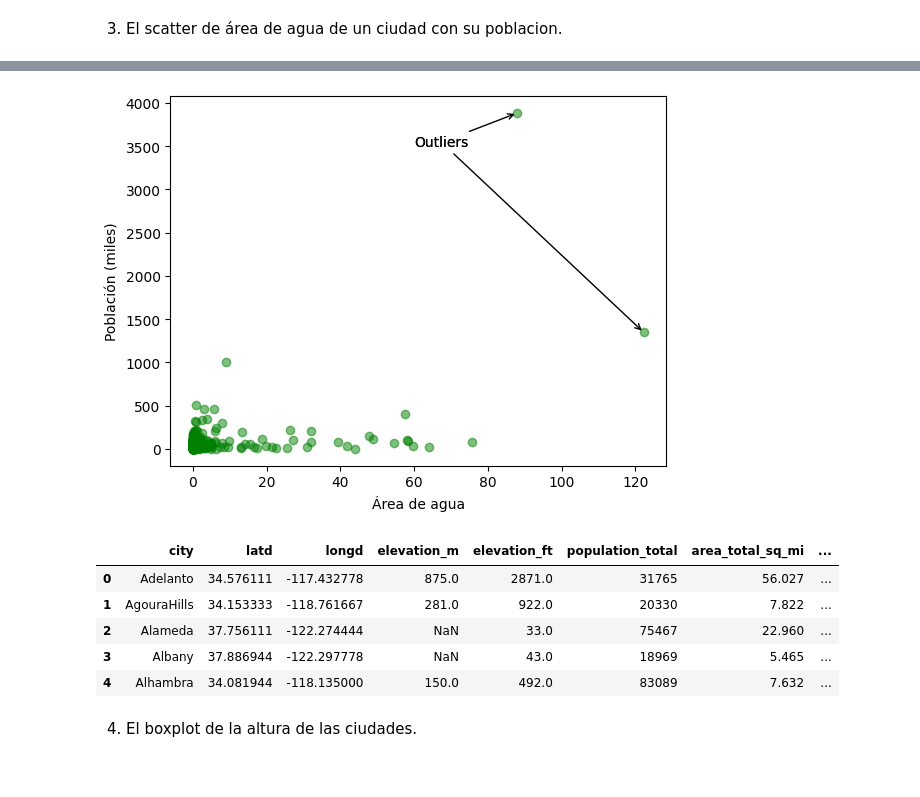
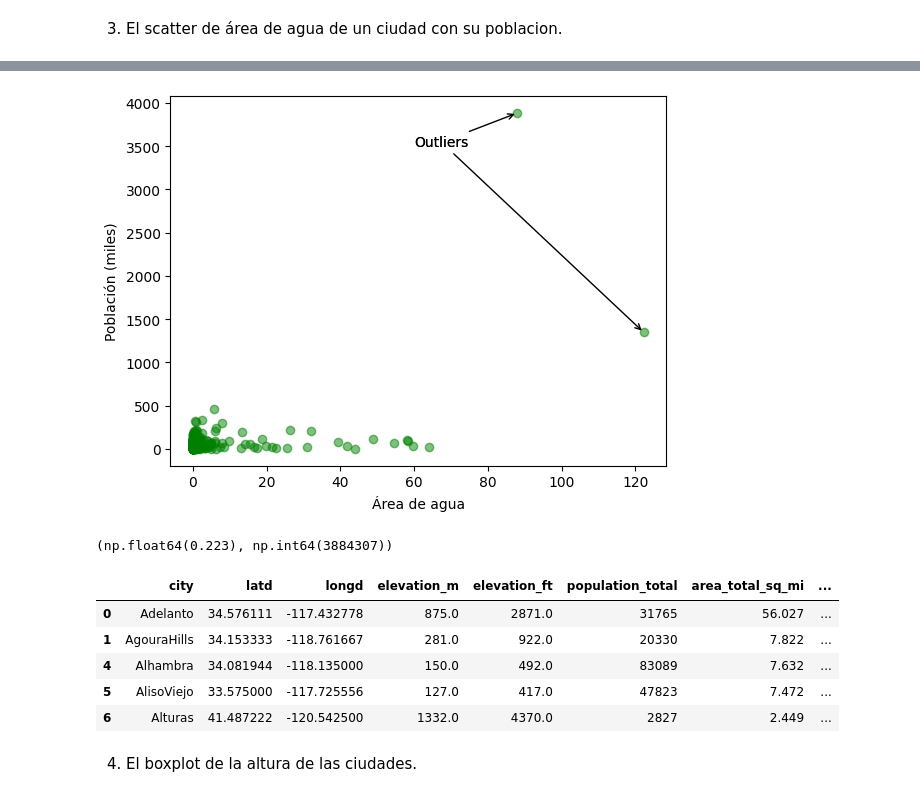
Before and after one commit to DarioRuizGon/ONLINE_DS_THEBRIDGE_DARIO, a Jupyter notebook: Sprint_8/Unidad_1/Nueva carpeta/18_Practica_Obligatoria_Visualizacion_Basica.ipynb, the cells around one changed output, grey strips where cells are left out. Saved outputs shown, nothing was run; the diff lists cells and outputs as text; code cells hidden in the pictures.

```diff
--- a/Sprint_8/Unidad_1/Nueva carpeta/18_Practica_Obligatoria_Visualizacion_Basica.ipynb
+++ b/Sprint_8/Unidad_1/Nueva carpeta/18_Practica_Obligatoria_Visualizacion_Basica.ipynb
@@ -23,4 +28,4 @@ import pandas as pd
 # %% [markdown]
 Carga el dataset de casas de California que está en la ruta "./data/california_cities.csv". Muestra parte de su contenido y su descripción. Deshazte de las filas con nulos.
 # %%
-df_cali = pd.read_csv("./data/california_cities.csv", index_col=0)
+df_cali = pd.read_csv("../data/california_cities.csv", index_col=0)
@@ -36,3 +32,5 @@ df_cali.head()
+# %%
+df_cali.dropna(inplace=True)
 # %% [markdown]
 ### #1.2
 
@@ -99,25 +98,29 @@ np.float64(88.0)
 # %%
-outlier_1 = (df_cali.loc[df_cali.population_total.argmax(), "area_water_km2"], df_cali.population_total.max() / 1000)
-outlier_2 = (df_cali.area_water_km2.max(), df_cali.loc[df_cali.area_water_km2.argmax(), "population_total"]/1000)
+outlier_1 = (df_cali.loc[df_cali.population_total == df_cali.population_total.max(), "area_water_km2"], df_cali.population_total.max()/1000)
+outlier_2 = (df_cali.area_water_km2.max(), df_cali.loc[df_cali.area_water_km2 == df_cali.area_water_km2.max(), "population_total"]/1000)
 props_flecha = dict(arrowstyle="->")
 ax3 = plt.axes()
 ax3.scatter(df_cali["area_water_km2"], df_cali.population_total / 1000, c = "green", alpha=.5)
 ax3.set_ylabel("Población (miles)")
 ax3.set_xlabel("Área de agua")
 
 ax3.annotate("Outliers", xy= outlier_1, xytext=(60, 3500), arrowprops=props_flecha)
 ax3.annotate("Outliers", xy= outlier_2, xytext=(60, 3500), arrowprops=props_flecha);
 # %% [output]
-[figure, old version]
+[figure, new version]
+# %%
+outlier_1
+# %% [output]
+(np.float64(0.223), np.int64(3884307))
 # %%
 df_cali.head()
 # %% [output]
 |  | city | latd | longd | elevation_m | elevation_ft | population_total | area_total_sq_mi | ... |
 | 0 | Adelanto | 34.576111 | -117.432778 | 875.0 | 2871.0 | 31765 | 56.027 | ... |
 | 1 | AgouraHills | 34.153333 | -118.761667 | 281.0 | 922.0 | 20330 | 7.822 | ... |
-| 2 | Alameda | 37.756111 | -122.274444 | NaN | 33.0 | 75467 | 22.960 | ... |
-| 3 | Albany | 37.886944 | -122.297778 | NaN | 43.0 | 18969 | 5.465 | ... |
 | 4 | Alhambra | 34.081944 | -118.135000 | 150.0 | 492.0 | 83089 | 7.632 | ... |
+| 5 | AlisoViejo | 33.575000 | -117.725556 | 127.0 | 417.0 | 47823 | 7.472 | ... |
+| 6 | Alturas | 41.487222 | -120.542500 | 1332.0 | 4370.0 | 2827 | 2.449 | ... |
 # %% [markdown]
 4. El boxplot de la altura de las ciudades.
 # %%
```
Also changed, not shown: parts of 12 cells of this notebook, 2 other files.
